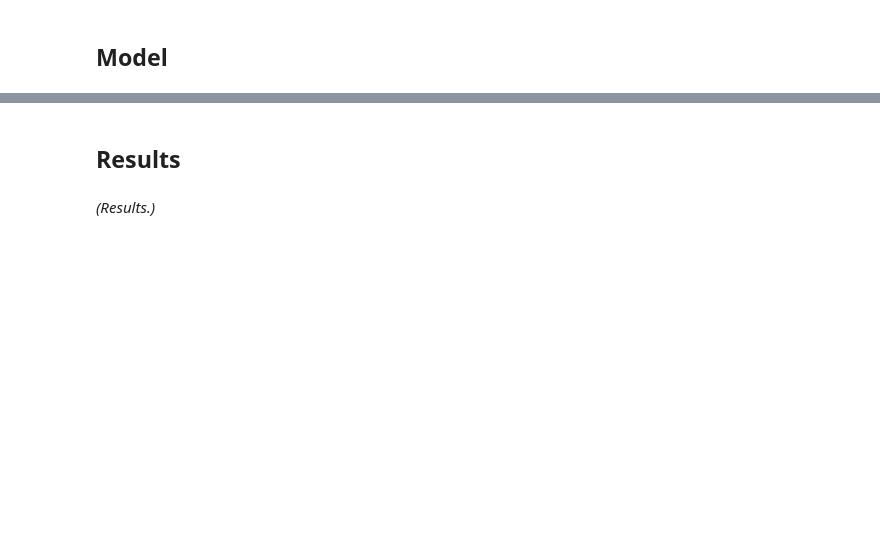
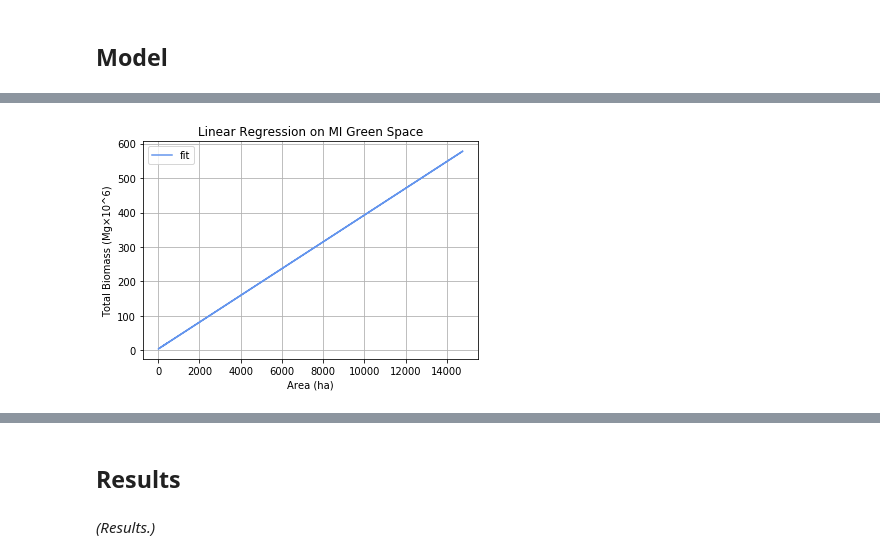
Before and after one commit to mcint199/Environmental-1, a Jupyter notebook: Env1_ForestCanopyResilience_FinalProject.ipynb, the cells around one changed output, grey strips where cells are left out. Saved outputs shown, nothing was run; the diff lists cells and outputs as text; code cells hidden in the pictures; blank space fills up the shorter version.

```diff
--- a/Env1_ForestCanopyResilience_FinalProject.ipynb
+++ b/Env1_ForestCanopyResilience_FinalProject.ipynb
@@ -111,0 +157,12 @@ _(Model and probably most of the visualizations)_
+# %%
+mi_area = pd.DataFrame(canopy_data_by_community["Total green space (ha)"])
+mi_biomass_predictions = lm.predict(mi_area)
+
+plt.plot(canopy_data_by_community["Total green space (ha)"], mi_biomass_predictions, label = "fit", color = "cornflowerblue")
+plt.title("Linear Regression on MI Green Space")
+plt.xlabel("Area (ha)")
+plt.ylabel("Total Biomass (Mg×10^6)")
+plt.legend()
+plt.grid()
+# %% [output]
+[figure, added]
```
Also changed, not shown: parts of 10 cells of this notebook.
